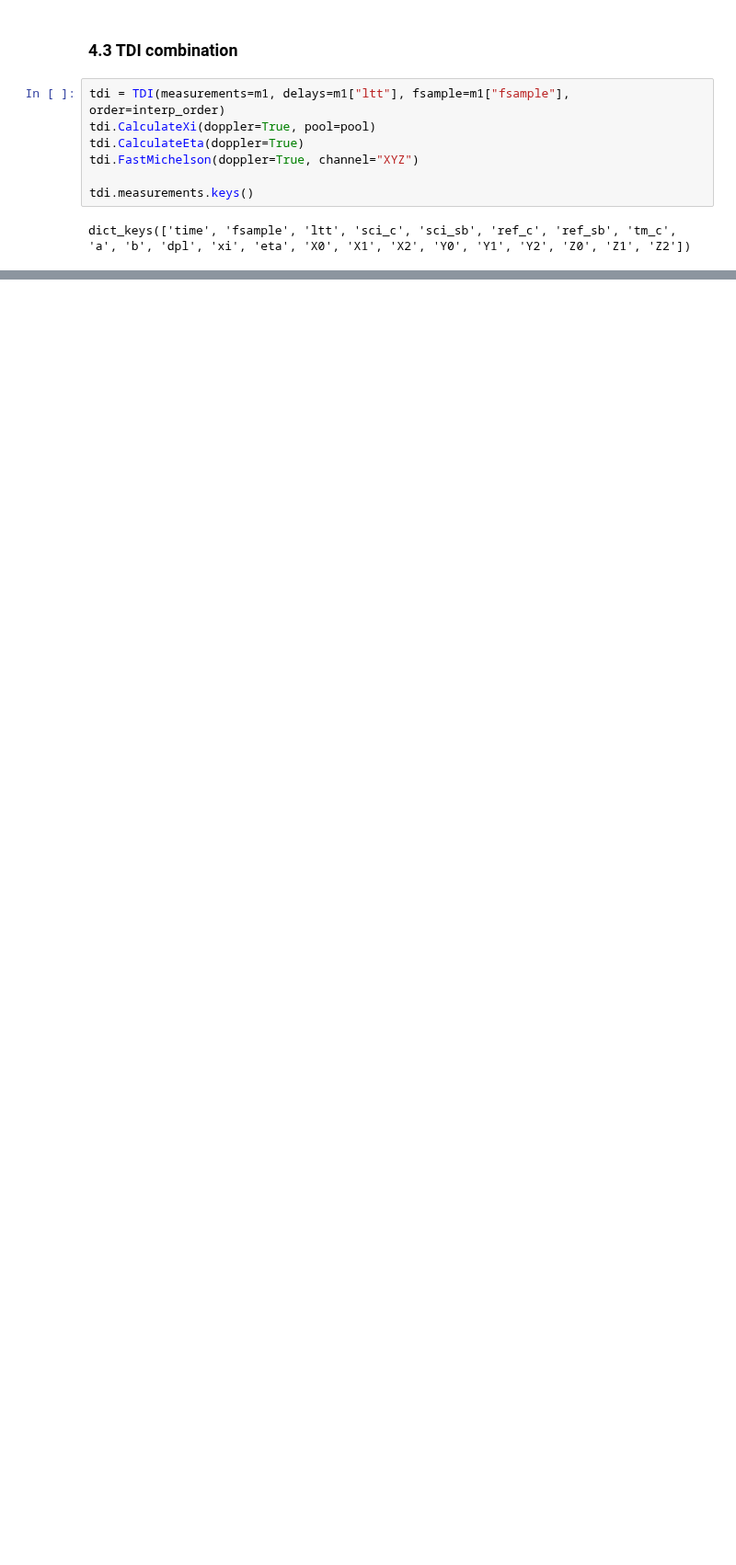
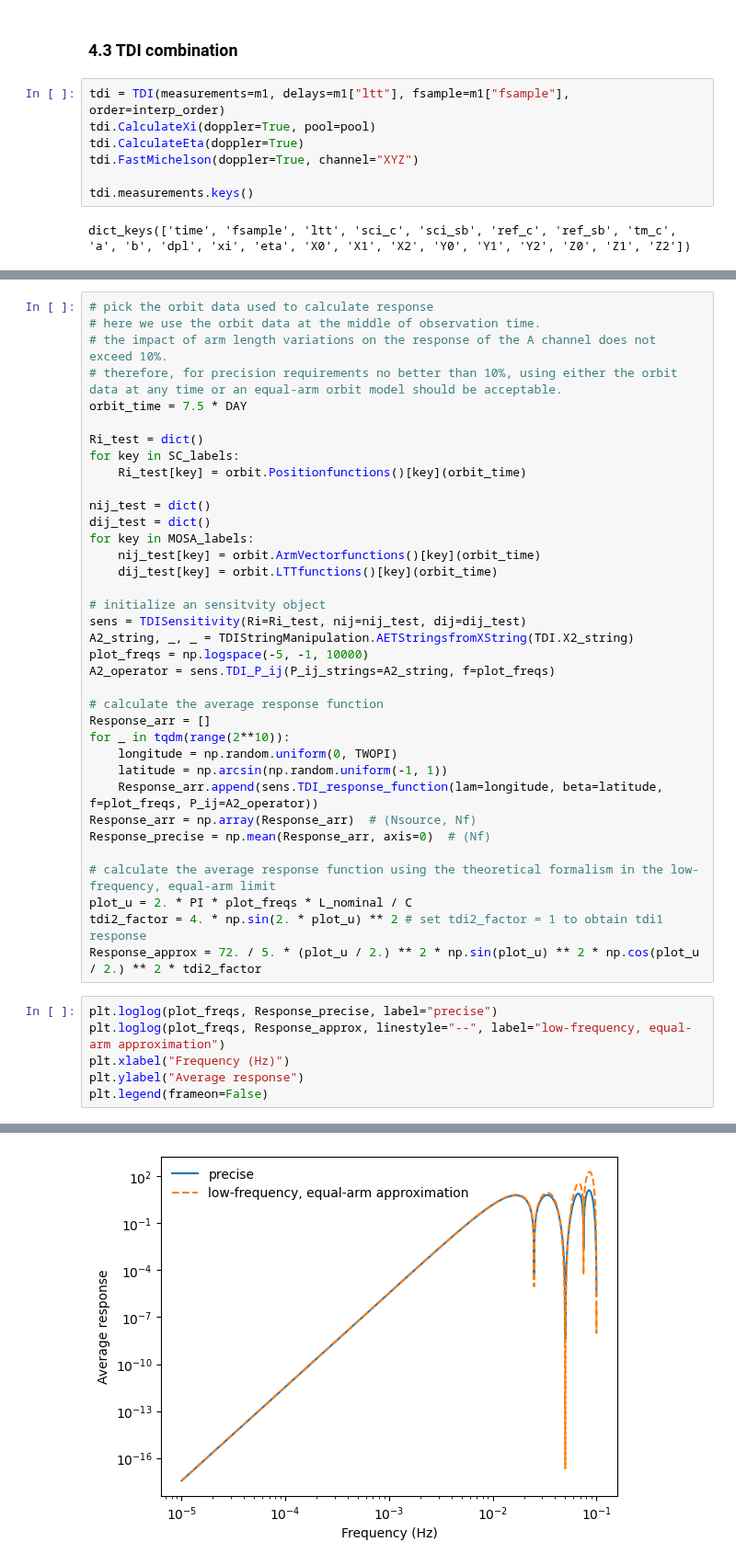
Before and after one commit to TriangleDataCenter/Triangle-Simulator, a Jupyter notebook: Tutorials/3_Demo_GW_Injection.ipynb, the cells around one changed output, grey strips where cells are left out. Shown at 92% size. Saved outputs shown, nothing was run; the diff lists cells and outputs as text; blank space fills up the shorter version.

Commit message:
upate SGWB simulation and theoretical formalism for the TDI-A2 channel

```diff
--- a/Tutorials/3_Demo_GW_Injection.ipynb
+++ b/Tutorials/3_Demo_GW_Injection.ipynb
@@ -525,0 +535,43 @@ Text(0, 0.5, '${\\rm ASD \\ (Hz^{-1/2})}$')
+# %%
+# pick the orbit data used to calculate response
+# here we use the orbit data at the middle of observation time.
+# the impact of arm length variations on the response of the A channel does not exceed 10%.
+# therefore, for precision requirements no better than 10%, using either the orbit data at any time or an equal-arm orbit model should be acceptable.
+orbit_time = 7.5 * DAY
+
+Ri_test = dict()
+for key in SC_labels:
+    Ri_test[key] = orbit.Positionfunctions()[key](orbit_time)
+
+nij_test = dict()
+dij_test = dict()
+for key in MOSA_labels:
+    nij_test[key] = orbit.ArmVectorfunctions()[key](orbit_time)
+    dij_test[key] = orbit.LTTfunctions()[key](orbit_time)
+
+# initialize an sensitvity object
+sens = TDISensitivity(Ri=Ri_test, nij=nij_test, dij=dij_test)
+A2_string, _, _ = TDIStringManipulation.AETStringsfromXString(TDI.X2_string)
+plot_freqs = np.logspace(-5, -1, 10000)
+A2_operator = sens.TDI_P_ij(P_ij_strings=A2_string, f=plot_freqs)
+
+# calculate the average response function
+Response_arr = []
+for _ in tqdm(range(2**10)):
+    longitude = np.random.uniform(0, TWOPI)
+    latitude = np.arcsin(np.random.uniform(-1, 1))
+    Response_arr.append(sens.TDI_response_function(lam=longitude, beta=latitude, f=plot_freqs, P_ij=A2_operator))
+Response_arr = np.array(Response_arr)  # (Nsource, Nf)
+Response_precise = np.mean(Response_arr, axis=0)  # (Nf)
+
+# calculate the average response function using the theoretical formalism in the low-frequency, equal-arm limit
+plot_u = 2. * PI * plot_freqs * L_nominal / C
+tdi2_factor = 4. * np.sin(2. * plot_u) ** 2 # set tdi2_factor = 1 to obtain tdi1 response
+Response_approx = 72. / 5. * (plot_u / 2.) ** 2 * np.sin(plot_u) ** 2 * np.cos(plot_u / 2.) ** 2 * tdi2_factor
+# %%
+plt.loglog(plot_freqs, Response_precise, label="precise")
+plt.loglog(plot_freqs, Response_approx, linestyle="--", label="low-frequency, equal-arm approximation")
+plt.xlabel("Frequency (Hz)")
+plt.ylabel("Average response")
+plt.legend(frameon=False)
+# %% [output]
@@ -525,0 +579 @@ Text(0, 0.5, '${\\rm ASD \\ (Hz^{-1/2})}$')
+[figure, added]
```
Also changed, not shown: parts of 9 cells of this notebook, 1 other file.
